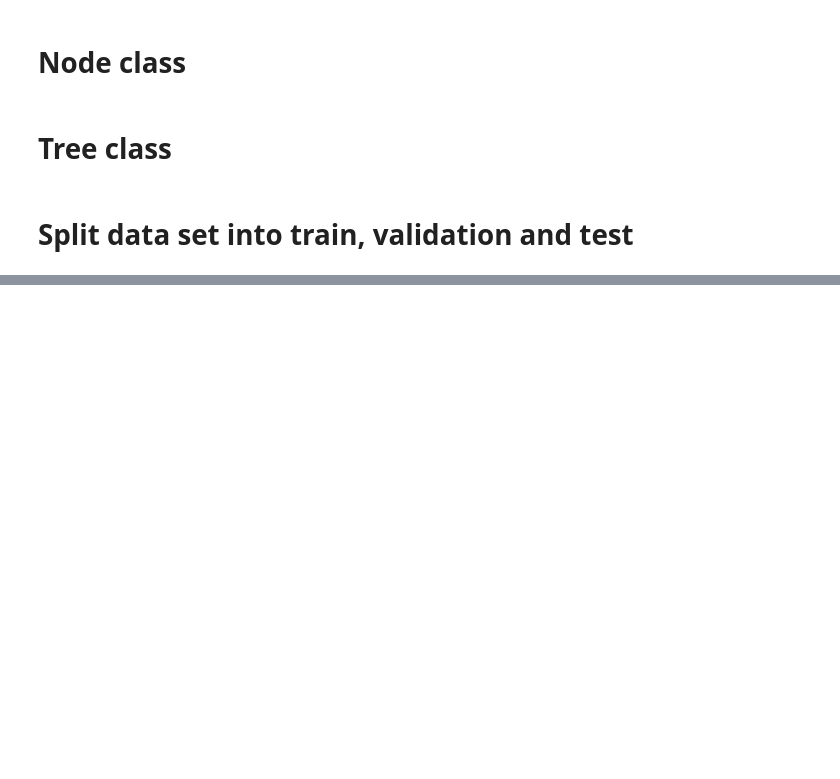
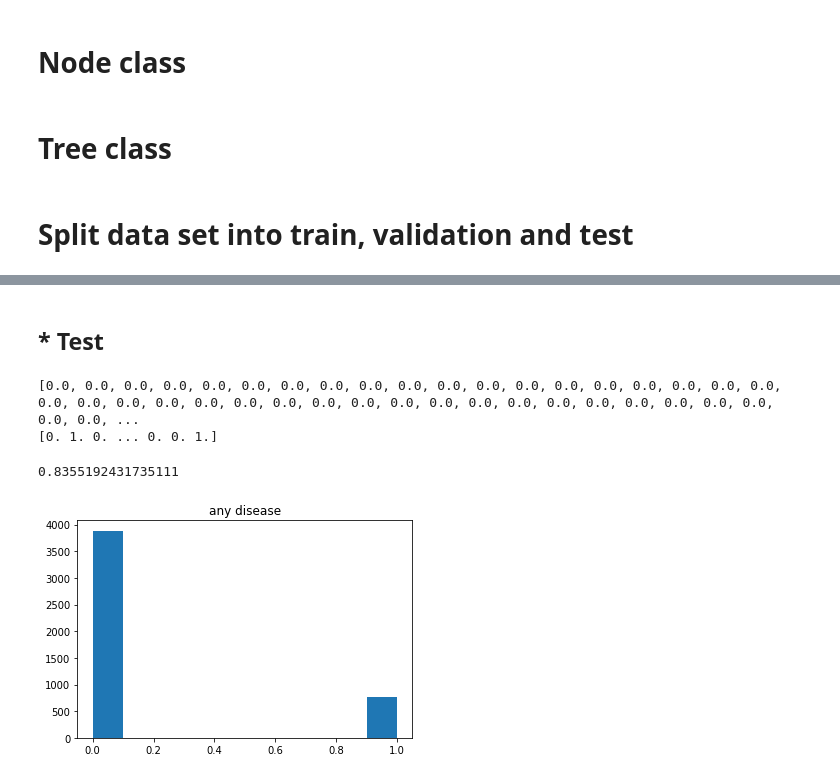
Before and after one commit to ninous-dev/heart-prediction, a Jupyter notebook: decision_tree.ipynb, the cells around one changed output, grey strips where cells are left out. Saved outputs shown, nothing was run; the diff lists cells and outputs as text; code cells hidden in the pictures; blank space fills up the shorter version.

```diff
--- a/decision_tree.ipynb
+++ b/decision_tree.ipynb
@@ -237,0 +321,6 @@ accuracy_score(Y_test.flatten(), Y_pred)
+# %%
+Y = data[:, 25:26]
+
+X_train, X_test, Y_train, Y_test = train_test_split(X, Y, test_size=.4, random_state=42)
+print(Y)
+print(X_train.shape)
@@ -237,0 +359,20 @@ accuracy_score(Y_test.flatten(), Y_pred)
+# %% [markdown]
+## * Test
+# %%
+Y_pred = decision_tree.predict(X_test)
+
+print(Y_pred)
+print(Y_test.flatten())
+accuracy_score(Y_test.flatten(), Y_pred)
+# %% [output]
+[0.0, 0.0, 0.0, 0.0, 0.0, 0.0, 0.0, 0.0, 0.0, 0.0, 0.0, 0.0, 0.0, 0.0, 0.0, 0.0, 0.0, 0.0, 0.0, 0.0, 0.0, 0.0, 0.0, 0.0, 0.0, 0.0, 0.0, 0.0, 0.0, 0.0, 0.0, 0.0, 0.0, 0.0, 0.0, 0.0, 0.0, 0.0, 0.0, 0.0, ...
+[0. 1. 0. ... 0. 0. 1.]
+0.8355192431735111
+# %%
+hist,bins = np.histogram(Y_test.flatten())
+
+plt.hist(Y_test.flatten(), bins = bins)
+plt.title("any disease")
+plt.show()
+# %% [output]
+[figure, added]
```
Also changed, not shown: parts of 83 cells of this notebook.
